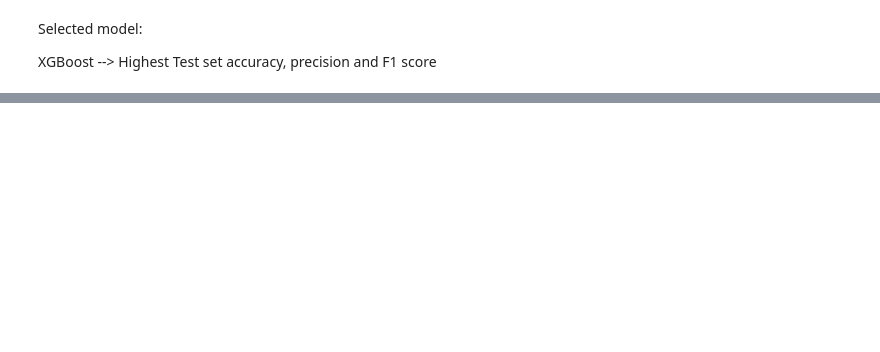
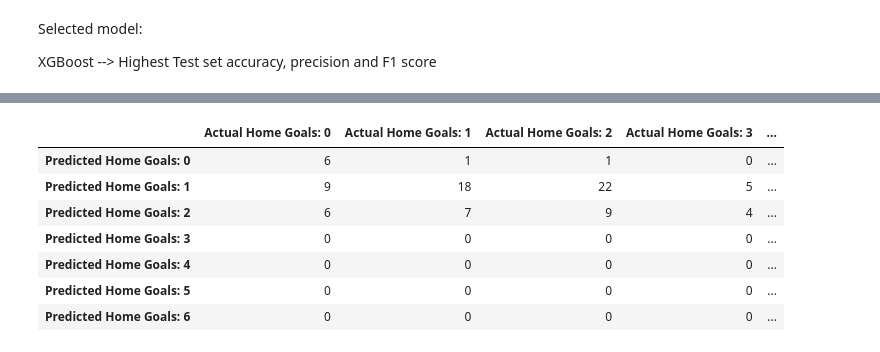
Before and after one commit to Angps1995/WorldCup2018Prediction, a Jupyter notebook: predict_by countries_stats.ipynb, the cells around one changed output, grey strips where cells are left out. Cells and saved outputs as stored; diff of their text form; code cells hidden in the pictures; blank space fills up the shorter version.

```diff
--- a/predict_by countries_stats.ipynb
+++ b/predict_by countries_stats.ipynb
@@ -372,0 +499,11 @@ XGBoost --> Highest Test set accuracy, precision and F1 score
+# %%
+home_confusion_matrix_model_test(log_reg1)
+# %% [output]
+|  | Actual Home Goals: 0 | Actual Home Goals: 1 | Actual Home Goals: 2 | Actual Home Goals: 3 | ... |
+| Predicted Home Goals: 0 | 6 | 1 | 1 | 0 | ... |
+| Predicted Home Goals: 1 | 9 | 18 | 22 | 5 | ... |
+| Predicted Home Goals: 2 | 6 | 7 | 9 | 4 | ... |
+| Predicted Home Goals: 3 | 0 | 0 | 0 | 0 | ... |
+| Predicted Home Goals: 4 | 0 | 0 | 0 | 0 | ... |
+| Predicted Home Goals: 5 | 0 | 0 | 0 | 0 | ... |
+| Predicted Home Goals: 6 | 0 | 0 | 0 | 0 | ... |
```
Also changed, not shown: parts of 53 cells of this notebook.
